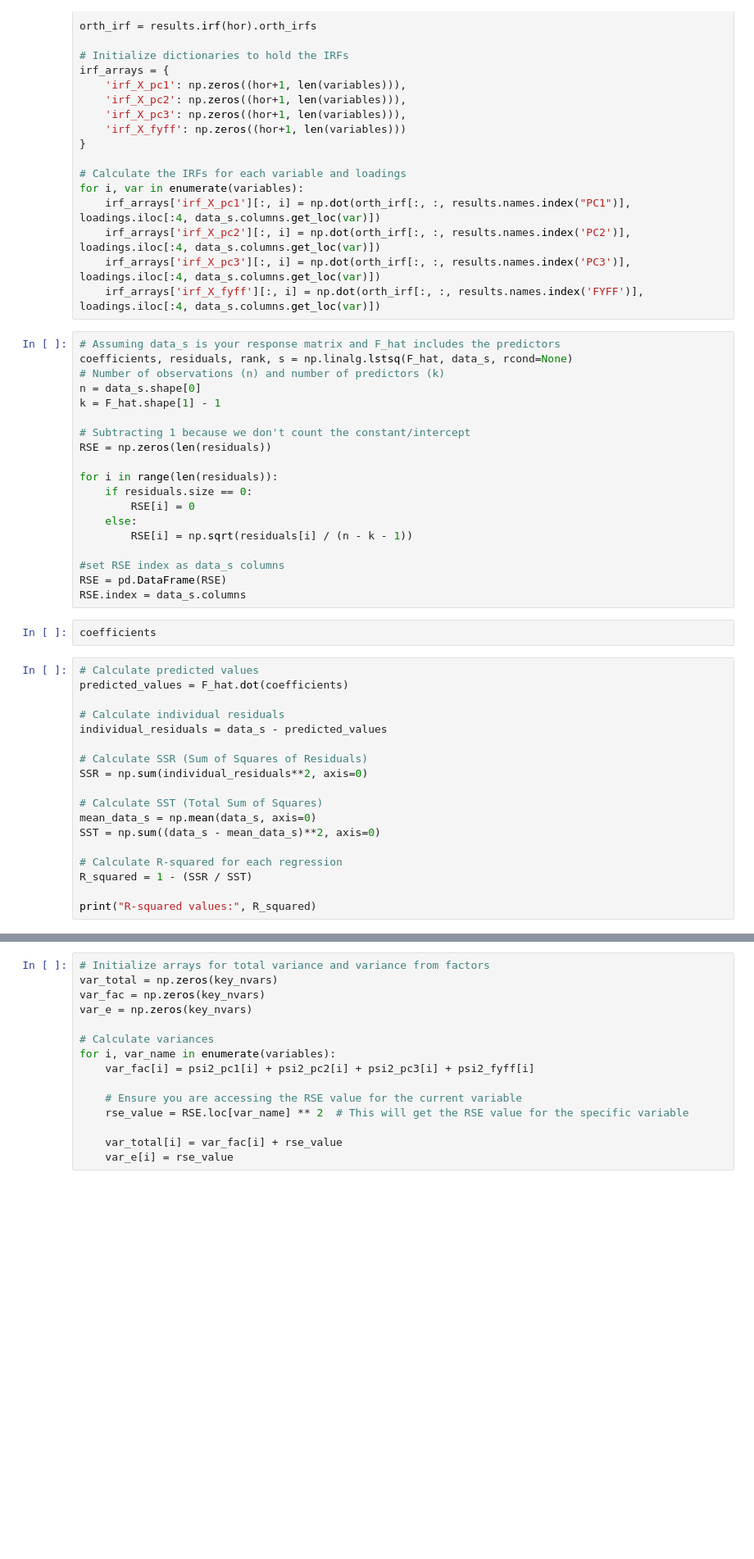
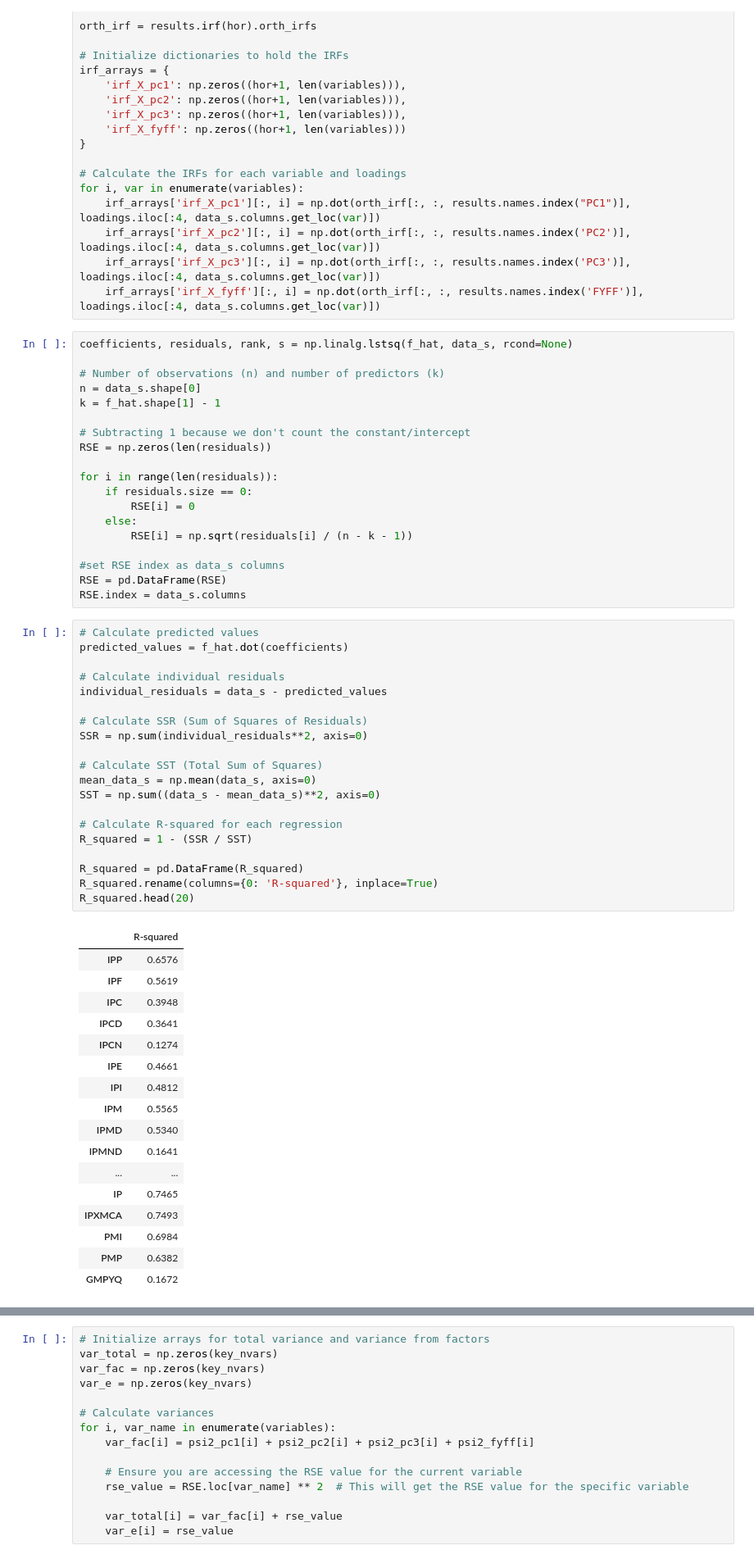
Before and after one commit to rehpires/FAVAR-ReplicationBBE, a Jupyter notebook: FAVAR.ipynb, the cells around one changed output, grey strips where cells are left out. Shown at 82% size. Cells and saved outputs as stored; diff of their text form; blank space fills up the shorter version.

```diff
--- a/FAVAR.ipynb
+++ b/FAVAR.ipynb
@@ -324,11 +334,11 @@ for i, var in enumerate(variables):
     irf_arrays['irf_X_pc3'][:, i] = np.dot(orth_irf[:, :, results.names.index('PC3')], loadings.iloc[:4, data_s.columns.get_loc(var)])
     irf_arrays['irf_X_fyff'][:, i] = np.dot(orth_irf[:, :, results.names.index('FYFF')], loadings.iloc[:4, data_s.columns.get_loc(var)])
 # %%
-# Assuming data_s is your response matrix and F_hat includes the predictors
-coefficients, residuals, rank, s = np.linalg.lstsq(F_hat, data_s, rcond=None)
+coefficients, residuals, rank, s = np.linalg.lstsq(f_hat, data_s, rcond=None)
+
 # Number of observations (n) and number of predictors (k)
 n = data_s.shape[0]
-k = F_hat.shape[1] - 1
+k = f_hat.shape[1] - 1
 
 # Subtracting 1 because we don't count the constant/intercept
 RSE = np.zeros(len(residuals))
@@ -342,25 +352,43 @@ for i in range(len(residuals)):
 #set RSE index as data_s columns
 RSE = pd.DataFrame(RSE)
 RSE.index = data_s.columns
-# %%
-coefficients
 # %%
 # Calculate predicted values
-predicted_values = F_hat.dot(coefficients)
+predicted_values = f_hat.dot(coefficients)
 
 # Calculate individual residuals
 individual_residuals = data_s - predicted_values
 
 # Calculate SSR (Sum of Squares of Residuals)
 SSR = np.sum(individual_residuals**2, axis=0)
 
 # Calculate SST (Total Sum of Squares)
 mean_data_s = np.mean(data_s, axis=0)
 SST = np.sum((data_s - mean_data_s)**2, axis=0)
 
 # Calculate R-squared for each regression
 R_squared = 1 - (SSR / SST)
 
-print("R-squared values:", R_squared)
+R_squared = pd.DataFrame(R_squared)
+R_squared.rename(columns={0: 'R-squared'}, inplace=True)
+R_squared.head(20)
+# %% [output]
+|  | R-squared |
+| IPP | 0.6576 |
+| IPF | 0.5619 |
+| IPC | 0.3948 |
+| IPCD | 0.3641 |
+| IPCN | 0.1274 |
+| IPE | 0.4661 |
+| IPI | 0.4812 |
+| IPM | 0.5565 |
+| IPMD | 0.5340 |
+| IPMND | 0.1641 |
+| ... | ... |
+| IP | 0.7465 |
+| IPXMCA | 0.7493 |
+| PMI | 0.6984 |
+| PMP | 0.6382 |
+| GMPYQ | 0.1672 |
 # %%
 # Initialize arrays to store squared IRFs
```
Also changed, not shown: parts of 15 cells of this notebook.
